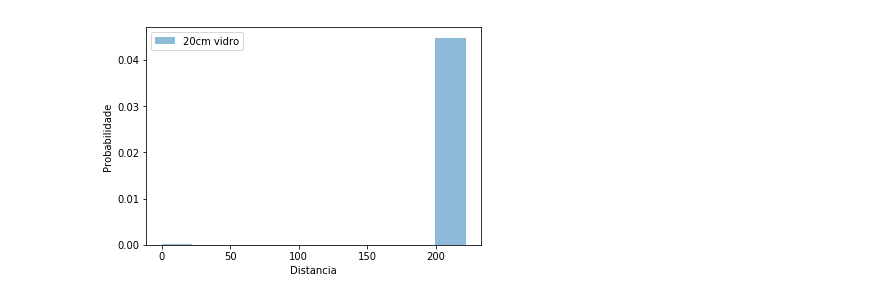
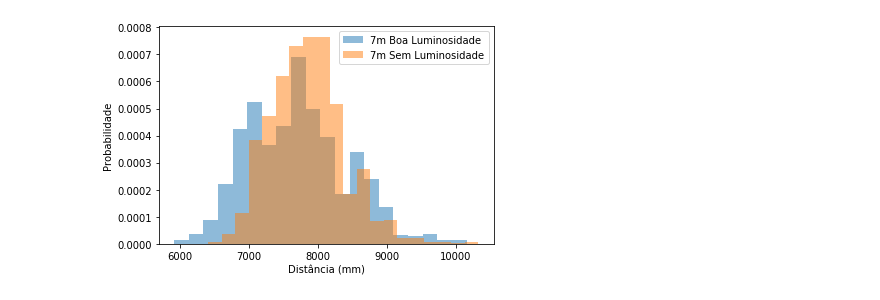
Before and after one commit to ROS-Force/NavCAM-Contest, a Jupyter notebook: Resultados/Scripts/First_Objectives.ipynb, the cells around one changed output. Drawn from its saved outputs; the diff is of its cells as text; code cells hidden in the pictures.

Commit message:
Tabelas, hists e algumas conclusoes

```diff
--- a/Resultados/Scripts/First_Objectives.ipynb
+++ b/Resultados/Scripts/First_Objectives.ipynb
@@ -83,9 +192,9 @@ plt.xlabel('Distancia');
 # %%
-#vidro a 20cm
-
-plt.hist(concatenated_df["20cm-vidro"].dropna(), bins=10, alpha=0.5, density=True, label="20cm vidro")
+# Condições de iluminação
+plt.hist(concatenated_df["7m-parede"].dropna(), bins=20, alpha=0.5, density=True, label="7m Boa Luminosidade")
+plt.hist(concatenated_df["7m-sl-parede"].dropna(), bins=20, alpha=0.5, density=True, label="7m Sem Luminosidade")
 plt.legend()
 plt.ylabel('Probabilidade');
-plt.xlabel('Distancia');
+plt.xlabel('Distância (mm)');
 # %% [output]
-[figure, old version]
+[figure, new version]
```
Also changed, not shown: parts of 24 cells of this notebook.
